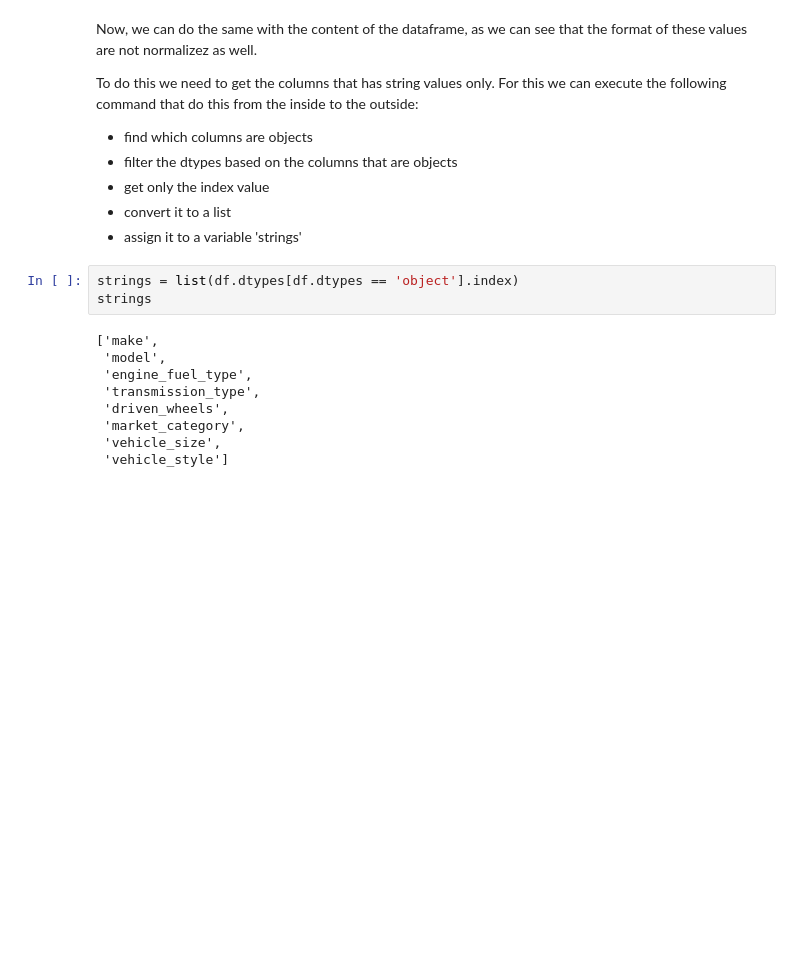
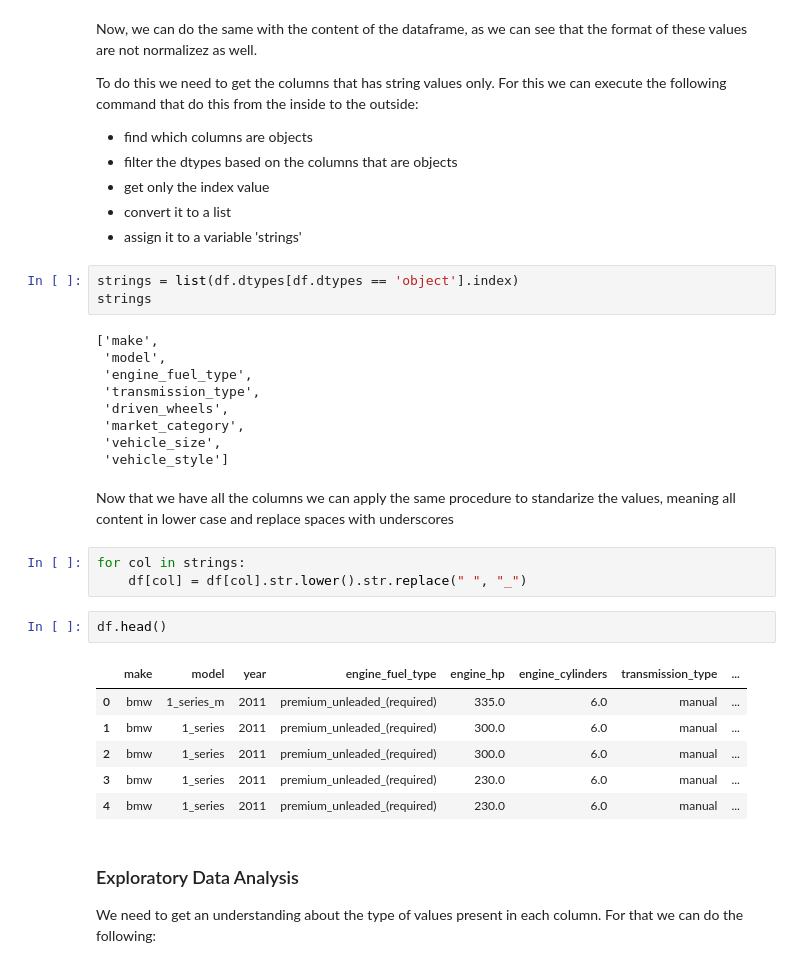
Before and after one commit to juangrau/DTC-ML-course, a Jupyter notebook: mod_2/ml_regression.ipynb, the cells around one changed output. Saved outputs shown, nothing was run; the diff lists cells and outputs as text; blank space fills up the shorter version.

```diff
--- a/mod_2/ml_regression.ipynb
+++ b/mod_2/ml_regression.ipynb
@@ -65,3 +67,21 @@ strings
  'market_category',
  'vehicle_size',
  'vehicle_style']
+# %% [markdown]
+Now that we have all the columns we can apply the same procedure to standarize the values, meaning all content in lower case and replace spaces with underscores
+# %%
+for col in strings:
+    df[col] = df[col].str.lower().str.replace(" ", "_")
+# %%
+df.head()
+# %% [output]
+|  | make | model | year | engine_fuel_type | engine_hp | engine_cylinders | transmission_type | ... |
+| 0 | bmw | 1_series_m | 2011 | premium_unleaded_(required) | 335.0 | 6.0 | manual | ... |
+| 1 | bmw | 1_series | 2011 | premium_unleaded_(required) | 300.0 | 6.0 | manual | ... |
+| 2 | bmw | 1_series | 2011 | premium_unleaded_(required) | 300.0 | 6.0 | manual | ... |
+| 3 | bmw | 1_series | 2011 | premium_unleaded_(required) | 230.0 | 6.0 | manual | ... |
+| 4 | bmw | 1_series | 2011 | premium_unleaded_(required) | 230.0 | 6.0 | manual | ... |
+# %% [markdown]
+### Exploratory Data Analysis
+
+We need to get an understanding about the type of values present in each column. For that we can do the following:
```
Also changed, not shown: parts of 15 cells of this notebook.
